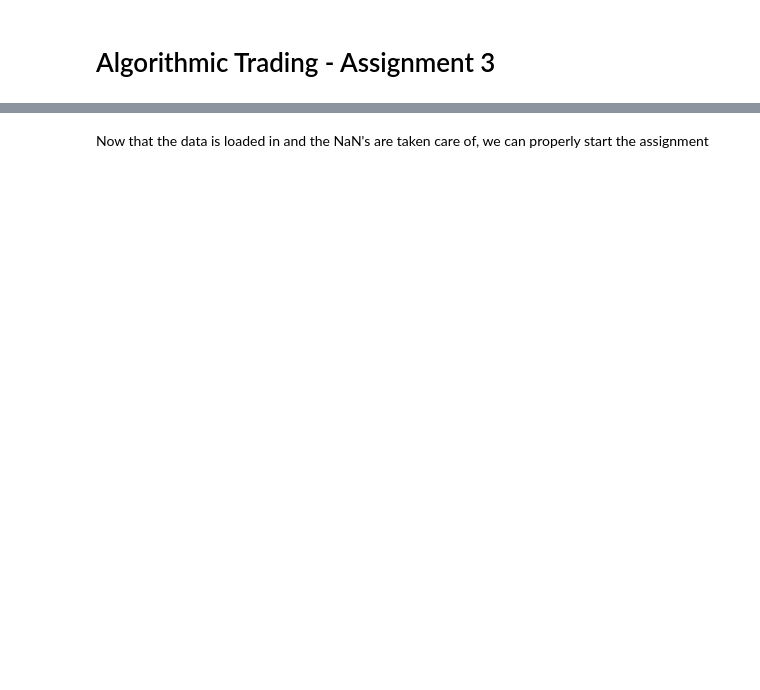
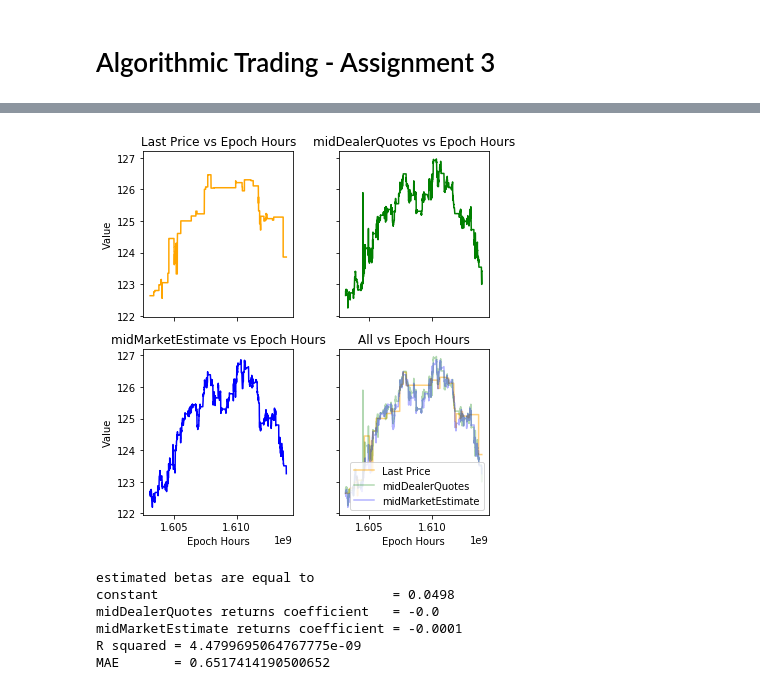
Before and after one commit to MauritsOever/Algo_Trading, a Jupyter notebook: ass3_main.ipynb, the cells around one changed output, grey strips where cells are left out. Saved outputs shown, nothing was run; the diff lists cells and outputs as text; code cells hidden in the pictures; blank space fills up the shorter version.

```diff
--- a/ass3_main.ipynb
+++ b/ass3_main.ipynb
@@ -29,2 +16,0 @@ True
-# %% [markdown]
-Now that the data is loaded in and the NaN's are taken care of, we can properly start the assignment
@@ -33,0 +285,11 @@ data_train['midMarketEstimate'] = (data_train.market_estimate_bid + data_train.m
+# %%
+# Setup filepaths.
+# Get current working directory.
+cwd = os.curdir
+
+# Get data file paths.
+train_data_file = os.path.join(cwd, 'Bond_MidModelTraining.csv')
+test_data_file = os.path.join(cwd, 'Bond_QuoteLive.csv')
+
+# Instantiate Assignment3
+assignment = Assignment3(train_data_file, test_data_file)
@@ -33,0 +306,5 @@ data_train['midMarketEstimate'] = (data_train.market_estimate_bid + data_train.m
+# %%
+# fill in flow bid and ask
+assignment.generate_plots()
+# %% [output]
+[figure, added]
@@ -33,0 +314,14 @@ data_train['midMarketEstimate'] = (data_train.market_estimate_bid + data_train.m
+# %%
+# OLS here
+assignment.make_matrices()
+assignment.est_OLS() # estimate OLS using analytical solution
+assignment.get_yhat() # calculate the estimated Y
+assignment.get_r2() # calculate r2
+assignment.get_MAE() # calculate mean absolute error
+# %% [output]
+estimated betas are equal to
+constant                              = 0.0498
+midDealerQuotes returns coefficient   = -0.0
+midMarketEstimate returns coefficient = -0.0001
+R squared = 4.4799695064767775e-09
+MAE       = 0.6517414190500652
```
Also changed, not shown: parts of 12 cells of this notebook.
